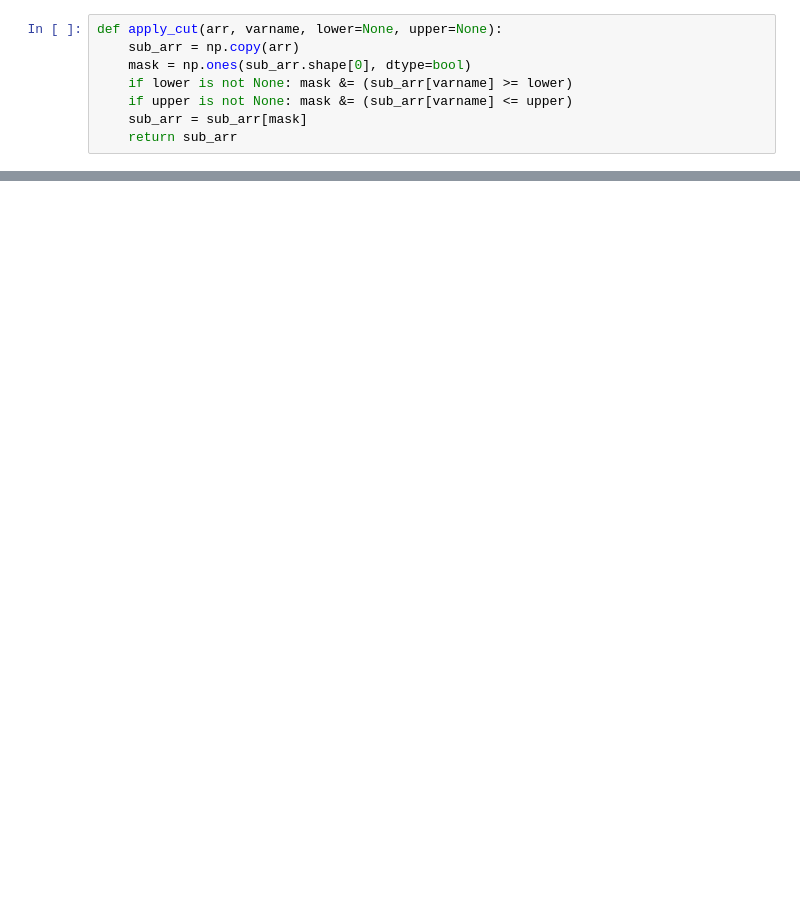
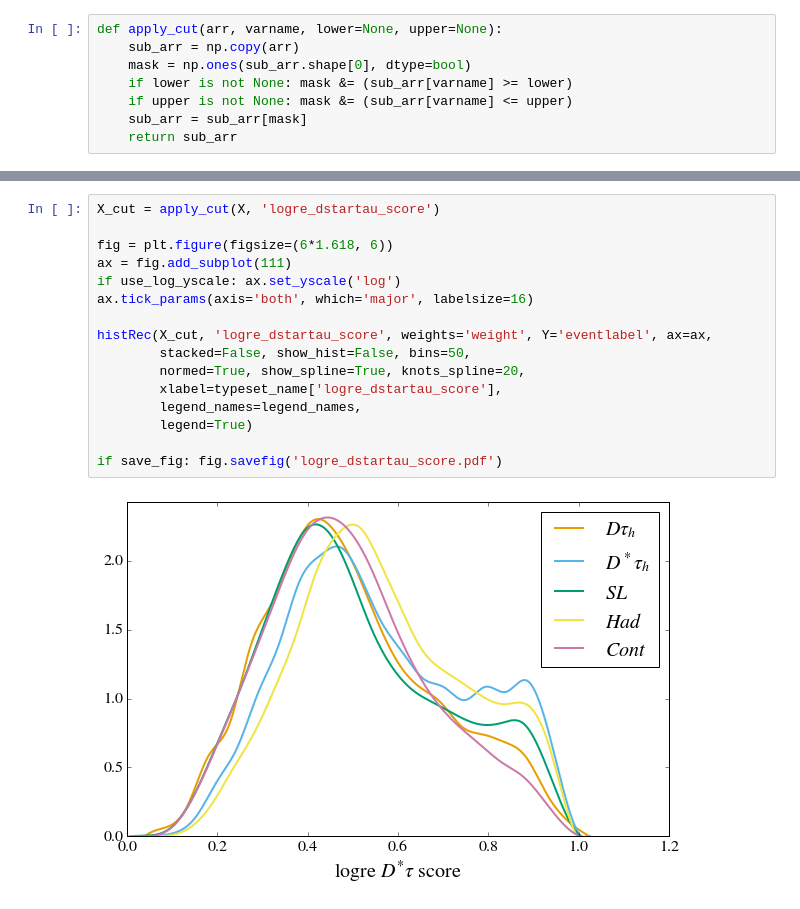
Before and after one commit to jkim-/bdtaunu_feature_exploration, a Jupyter notebook: feature_spline_densities.ipynb, the cells around one changed output, grey strips where cells are left out. Drawn from its saved outputs; the diff is of its cells as text; blank space fills up the shorter version.

```diff
--- a/feature_spline_densities.ipynb
+++ b/feature_spline_densities.ipynb
@@ -644,0 +228,18 @@ histRec(X, 'sig_isbdstar', weights='weight', Y='eventlabel', ax=ax,
+# %%
+X_cut = apply_cut(X, 'logre_dstartau_score')
+
+fig = plt.figure(figsize=(6*1.618, 6))
+ax = fig.add_subplot(111)
+if use_log_yscale: ax.set_yscale('log')
+ax.tick_params(axis='both', which='major', labelsize=16)
+
+histRec(X_cut, 'logre_dstartau_score', weights='weight', Y='eventlabel', ax=ax,
+        stacked=False, show_hist=False, bins=50,
+        normed=True, show_spline=True, knots_spline=20,
+        xlabel=typeset_name['logre_dstartau_score'],
+        legend_names=legend_names,
+        legend=True)
+
+if save_fig: fig.savefig('logre_dstartau_score.pdf')
+# %% [output]
+[figure, added]
```
Also changed, not shown: parts of 82 cells of this notebook.
